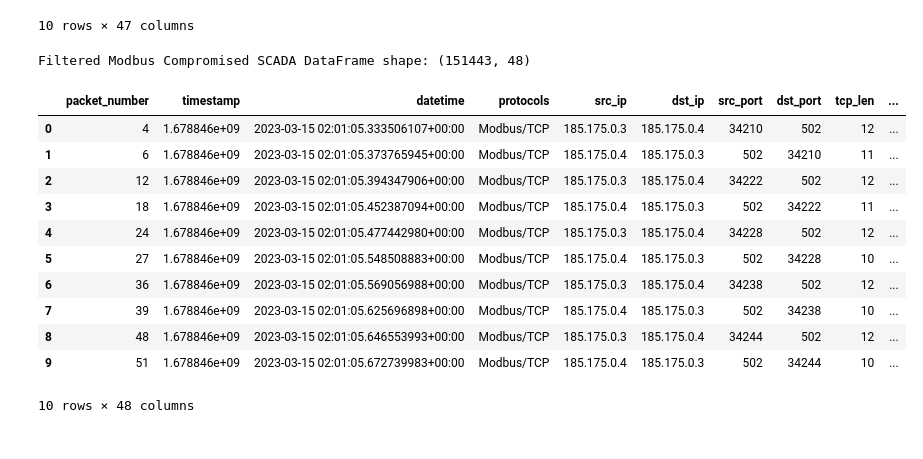
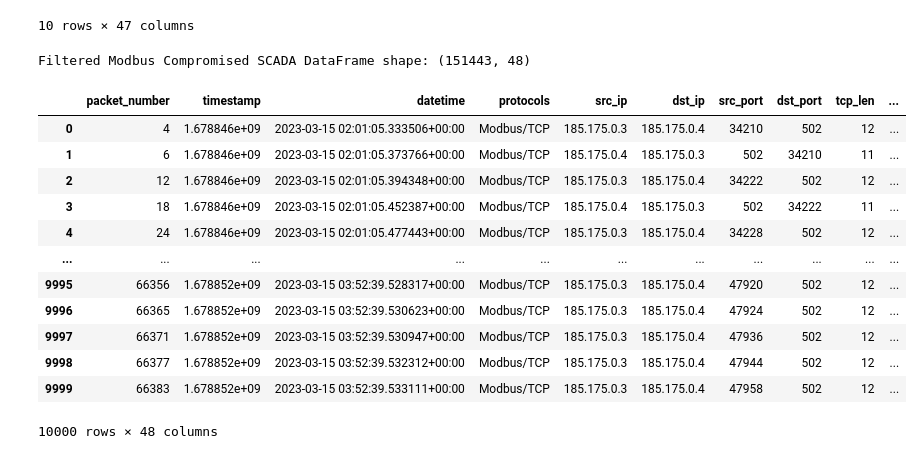
Before and after one commit to living-proof/Foundational-Model-for-Energy-Security, a Jupyter notebook: notebooks/01_extraction/labeler/label_by_datetime.ipynb, the cells around one changed output. Cells and saved outputs as stored; diff of their text form; code cells hidden in the pictures.

```diff
--- a/notebooks/01_extraction/labeler/label_by_datetime.ipynb
+++ b/notebooks/01_extraction/labeler/label_by_datetime.ipynb
@@ -94,44 +94,49 @@ Filtered Modbus Compromised SCADA DataFrame shape: (101513, 47)
 | 18 | 107 | 1.678846e+09 | 2023-03-15T02:01:10.946195+00:00 | Modbus/TCP | 185.175.0.3 | 185.175.0.4 | 49786 | 502 | 12 | ... |
 10 rows × 47 columns
 # %%
+# Ensure both datetime columns are the same type
+modbus_comprimised_scada_df['datetime'] = pd.to_datetime(modbus_comprimised_scada_df['datetime'], utc=True)
+filtered_combined_attack_log_df['datetime'] = pd.to_datetime(filtered_combined_attack_log_df['datetime'], utc=True)
+
 # Filter by IP first (reduces data size)
 ip_mask = (modbus_comprimised_scada_df['src_ip'] == '185.175.0.3') & \
           (modbus_comprimised_scada_df['dst_ip'] == '185.175.0.4')
 
 # Use merge_asof for fast time-based matching
 modbus_comprimised_scada_df = modbus_comprimised_scada_df.sort_values('datetime')
 attack_times = filtered_combined_attack_log_df[['datetime']].sort_values('datetime')
 
 # Find nearest attack time for each packet
 merged = pd.merge_asof(
     modbus_comprimised_scada_df,
     attack_times.assign(attack_time=attack_times['datetime']),
     on='datetime',
     direction='nearest',
     tolerance=pd.Timedelta(milliseconds=100)
 )
 
 # Label based on whether a match was found AND IP matches
 modbus_comprimised_scada_df['label'] = np.where(
     merged['attack_time'].notna() & ip_mask,
     'ANOMALY',
     'NORMAL'
 )
 
 # Print the shape of the Modbus Compromised SCADA DataFrame and display the first 10 rows
 print("Filtered Modbus Compromised SCADA DataFrame shape:", modbus_comprimised_scada_df.shape)
-display(modbus_comprimised_scada_df.head(10))
+display(modbus_comprimised_scada_df.head(10000))
 # %% [output]
 Filtered Modbus Compromised SCADA DataFrame shape: (151443, 48)
 |  | packet_number | timestamp | datetime | protocols | src_ip | dst_ip | src_port | dst_port | tcp_len | ... |
-| 0 | 4 | 1.678846e+09 | 2023-03-15 02:01:05.333506107+00:00 | Modbus/TCP | 185.175.0.3 | 185.175.0.4 | 34210 | 502 | 12 | ... |
-| 1 | 6 | 1.678846e+09 | 2023-03-15 02:01:05.373765945+00:00 | Modbus/TCP | 185.175.0.4 | 185.175.0.3 | 502 | 34210 | 11 | ... |
-| 2 | 12 | 1.678846e+09 | 2023-03-15 02:01:05.394347906+00:00 | Modbus/TCP | 185.175.0.3 | 185.175.0.4 | 34222 | 502 | 12 | ... |
-| 3 | 18 | 1.678846e+09 | 2023-03-15 02:01:05.452387094+00:00 | Modbus/TCP | 185.175.0.4 | 185.175.0.3 | 502 | 34222 | 11 | ... |
-| 4 | 24 | 1.678846e+09 | 2023-03-15 02:01:05.477442980+00:00 | Modbus/TCP | 185.175.0.3 | 185.175.0.4 | 34228 | 502 | 12 | ... |
-| 5 | 27 | 1.678846e+09 | 2023-03-15 02:01:05.548508883+00:00 | Modbus/TCP | 185.175.0.4 | 185.175.0.3 | 502 | 34228 | 10 | ... |
-| 6 | 36 | 1.678846e+09 | 2023-03-15 02:01:05.569056988+00:00 | Modbus/TCP | 185.175.0.3 | 185.175.0.4 | 34238 | 502 | 12 | ... |
-| 7 | 39 | 1.678846e+09 | 2023-03-15 02:01:05.625696898+00:00 | Modbus/TCP | 185.175.0.4 | 185.175.0.3 | 502 | 34238 | 10 | ... |
-| 8 | 48 | 1.678846e+09 | 2023-03-15 02:01:05.646553993+00:00 | Modbus/TCP | 185.175.0.3 | 185.175.0.4 | 34244 | 502 | 12 | ... |
-| 9 | 51 | 1.678846e+09 | 2023-03-15 02:01:05.672739983+00:00 | Modbus/TCP | 185.175.0.4 | 185.175.0.3 | 502 | 34244 | 10 | ... |
+| 0 | 4 | 1.678846e+09 | 2023-03-15 02:01:05.333506+00:00 | Modbus/TCP | 185.175.0.3 | 185.175.0.4 | 34210 | 502 | 12 | ... |
+| 1 | 6 | 1.678846e+09 | 2023-03-15 02:01:05.373766+00:00 | Modbus/TCP | 185.175.0.4 | 185.175.0.3 | 502 | 34210 | 11 | ... |
+| 2 | 12 | 1.678846e+09 | 2023-03-15 02:01:05.394348+00:00 | Modbus/TCP | 185.175.0.3 | 185.175.0.4 | 34222 | 502 | 12 | ... |
+| 3 | 18 | 1.678846e+09 | 2023-03-15 02:01:05.452387+00:00 | Modbus/TCP | 185.175.0.4 | 185.175.0.3 | 502 | 34222 | 11 | ... |
+| 4 | 24 | 1.678846e+09 | 2023-03-15 02:01:05.477443+00:00 | Modbus/TCP | 185.175.0.3 | 185.175.0.4 | 34228 | 502 | 12 | ... |
+| ... | ... | ... | ... | ... | ... | ... | ... | ... | ... | ... |
+| 9995 | 66356 | 1.678852e+09 | 2023-03-15 03:52:39.528317+00:00 | Modbus/TCP | 185.175.0.3 | 185.175.0.4 | 47920 | 502 | 12 | ... |
+| 9996 | 66365 | 1.678852e+09 | 2023-03-15 03:52:39.530623+00:00 | Modbus/TCP | 185.175.0.3 | 185.175.0.4 | 47924 | 502 | 12 | ... |
+| 9997 | 66371 | 1.678852e+09 | 2023-03-15 03:52:39.530947+00:00 | Modbus/TCP | 185.175.0.3 | 185.175.0.4 | 47936 | 502 | 12 | ... |
+| 9998 | 66377 | 1.678852e+09 | 2023-03-15 03:52:39.532312+00:00 | Modbus/TCP | 185.175.0.3 | 185.175.0.4 | 47944 | 502 | 12 | ... |
+| 9999 | 66383 | 1.678852e+09 | 2023-03-15 03:52:39.533111+00:00 | Modbus/TCP | 185.175.0.3 | 185.175.0.4 | 47958 | 502 | 12 | ... |
-10 rows × 48 columns
+10000 rows × 48 columns
```
Also changed, not shown: parts of 1 cell of this notebook, 3 other files.
